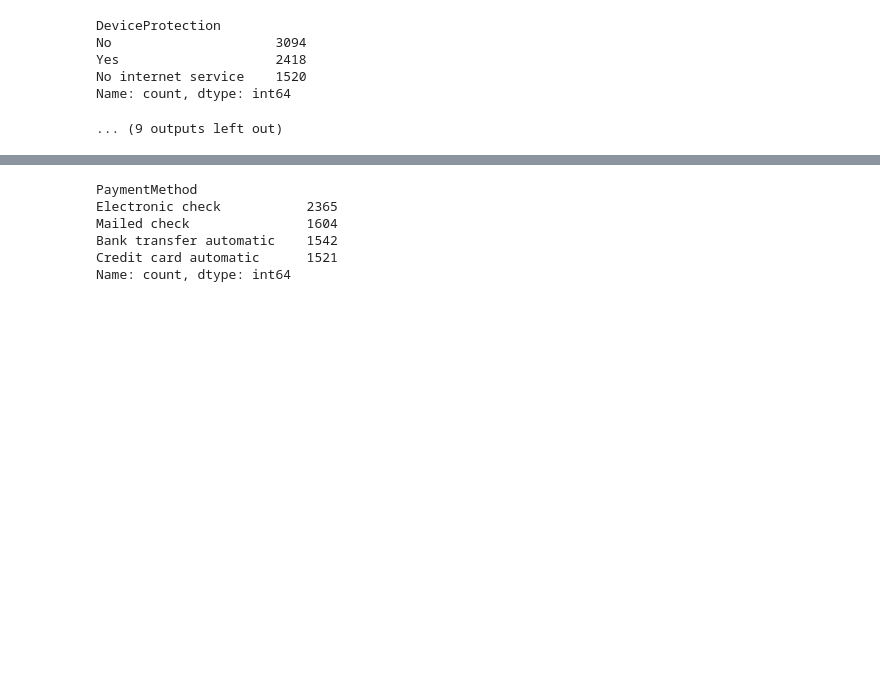
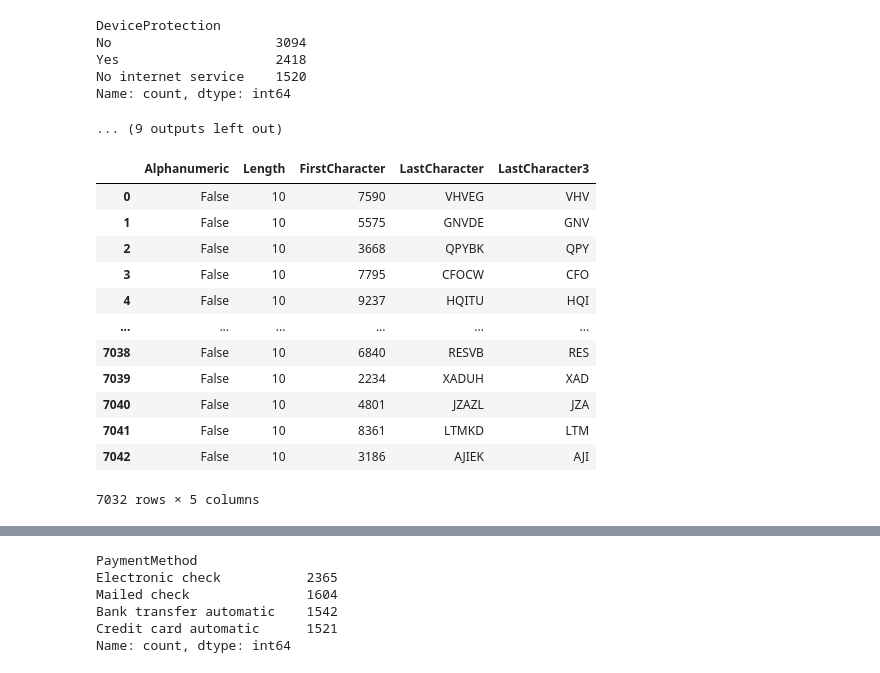
Before and after one commit to hajaress/Churn_Detection, a Jupyter notebook: churn_prediction.ipynb, the cells around one changed output, grey strips where cells are left out. Drawn from its saved outputs; the diff is of its cells as text; code cells hidden in the pictures; blank space fills up the shorter version.

```diff
--- a/churn_prediction.ipynb
+++ b/churn_prediction.ipynb
@@ -219,3 +219,26 @@ Yes                    2418
 No internet service    1520
 Name: count, dtype: int64
 ... (9 outputs left out)
+# %%
+d = pd.DataFrame()
+d['Alphanumeric'] = df['customerID'].str.isalnum()
+d['Length'] = df['customerID'].str.len()
+d['FirstCharacter'] = df['customerID'].str[0:4]
+d['LastCharacter'] = df['customerID'].str[-5:]
+d['LastCharacter3'] = df['customerID'].str[-5:-2]
+
+d
+# %% [output]
+|  | Alphanumeric | Length | FirstCharacter | LastCharacter | LastCharacter3 |
+| 0 | False | 10 | 7590 | VHVEG | VHV |
+| 1 | False | 10 | 5575 | GNVDE | GNV |
+| 2 | False | 10 | 3668 | QPYBK | QPY |
+| 3 | False | 10 | 7795 | CFOCW | CFO |
+| 4 | False | 10 | 9237 | HQITU | HQI |
+| ... | ... | ... | ... | ... | ... |
+| 7038 | False | 10 | 6840 | RESVB | RES |
+| 7039 | False | 10 | 2234 | XADUH | XAD |
+| 7040 | False | 10 | 4801 | JZAZL | JZA |
+| 7041 | False | 10 | 8361 | LTMKD | LTM |
+| 7042 | False | 10 | 3186 | AJIEK | AJI |
+7032 rows × 5 columns
```
Also changed, not shown: parts of 4 cells of this notebook, 1 other file.
